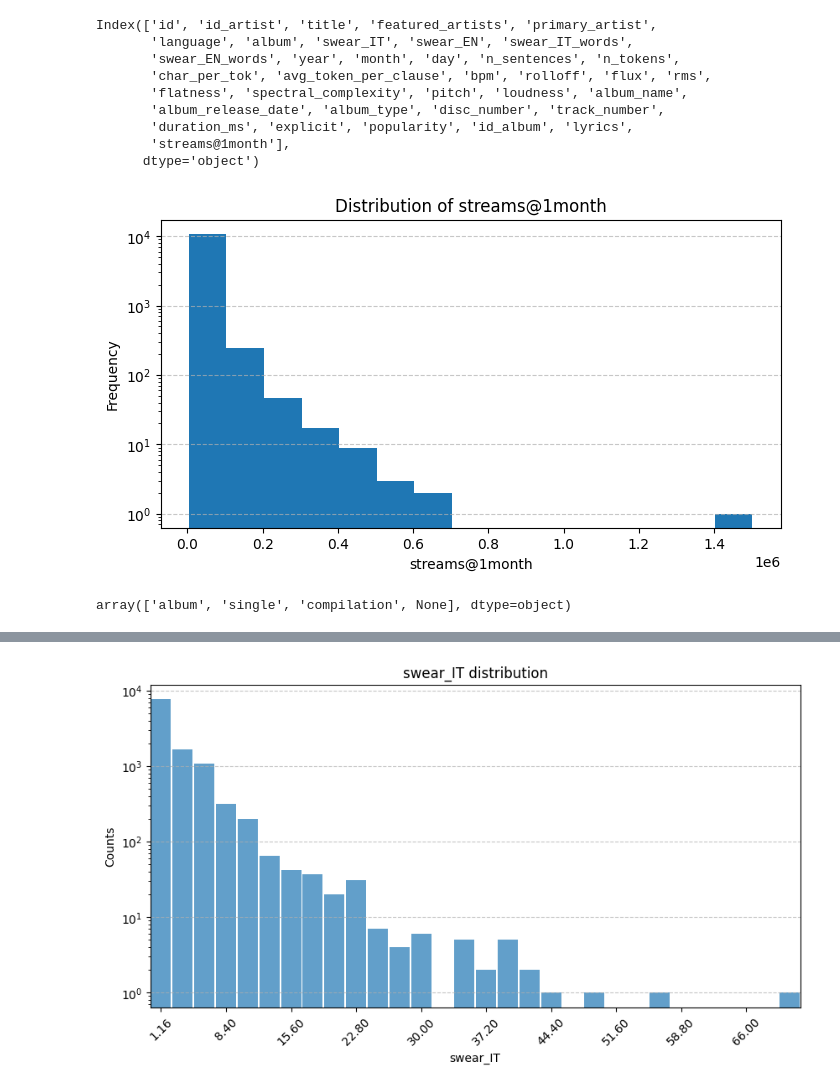
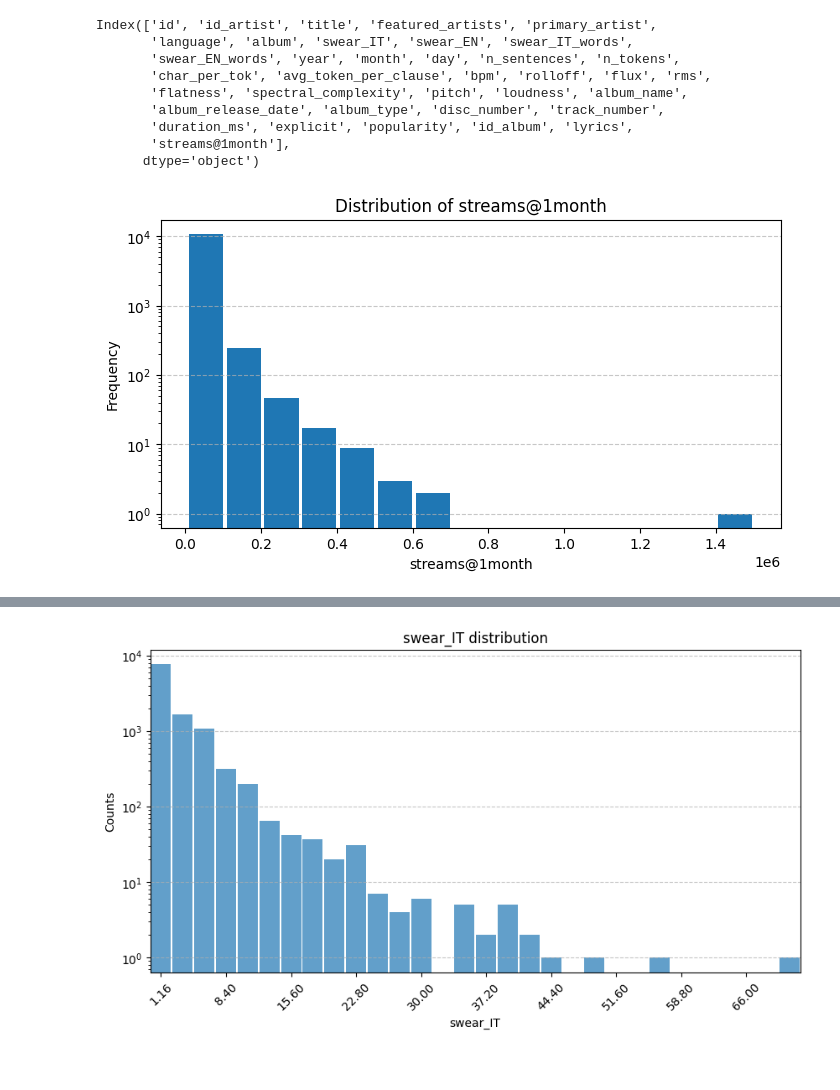
Before and after one commit to ChefBB/dss_lab_project, a Jupyter notebook: understanding.ipynb, the cells around one changed output, grey strips where cells are left out. Saved outputs shown, nothing was run; the diff lists cells and outputs as text; code cells hidden in the pictures.

```diff
--- a/understanding.ipynb
+++ b/understanding.ipynb
@@ -16,18 +16,14 @@ Index(['id', 'id_artist', 'title', 'featured_artists', 'primary_artist',
 # %%
 import matplotlib.pyplot as plt
 
 plt.figure(figsize=(8,4))
-df_songs["streams@1month"].plot(kind="hist", bins=15)
+df_songs["streams@1month"].plot(kind="hist", bins=15, rwidth=0.9)
 # plt.scatter(df_songs.index, df_songs["streams@1month"])
 plt.xlabel("streams@1month")
 plt.ylabel("Frequency")
 plt.grid(axis='y', linestyle='--', alpha=0.7)
 plt.yscale('log')
 plt.title('Distribution of streams@1month')
 plt.show()
 # %% [output]
-[figure, old version]
+[figure, new version]
-# %%
-df_songs['album_type'].unique()
-# %% [output]
-array(['album', 'single', 'compilation', None], dtype=object)
```
Also changed, not shown: parts of 8 cells of this notebook, 10 other files.
